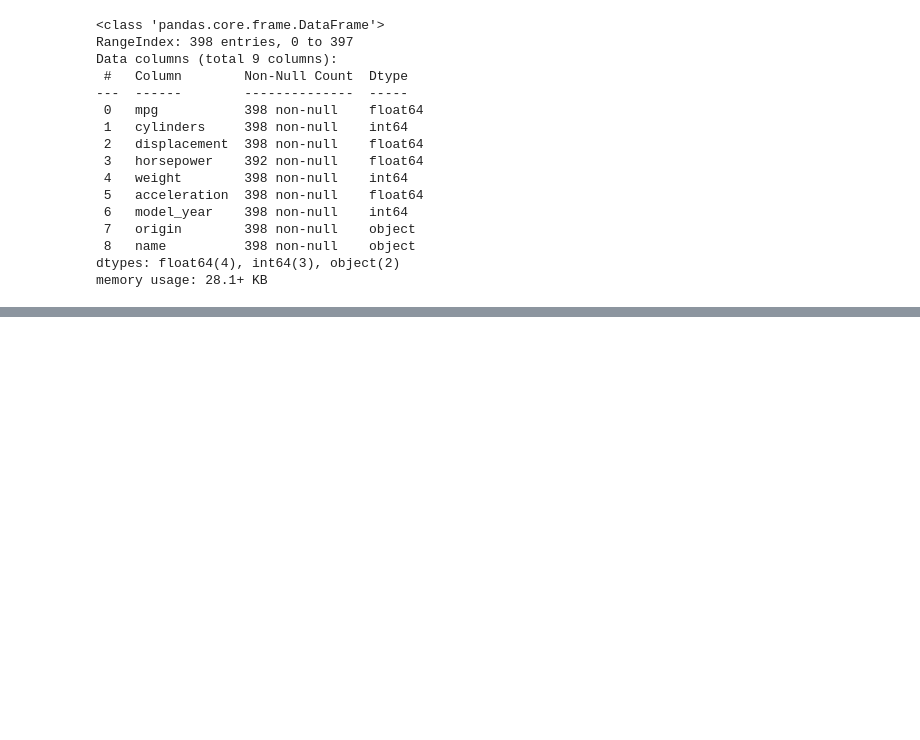
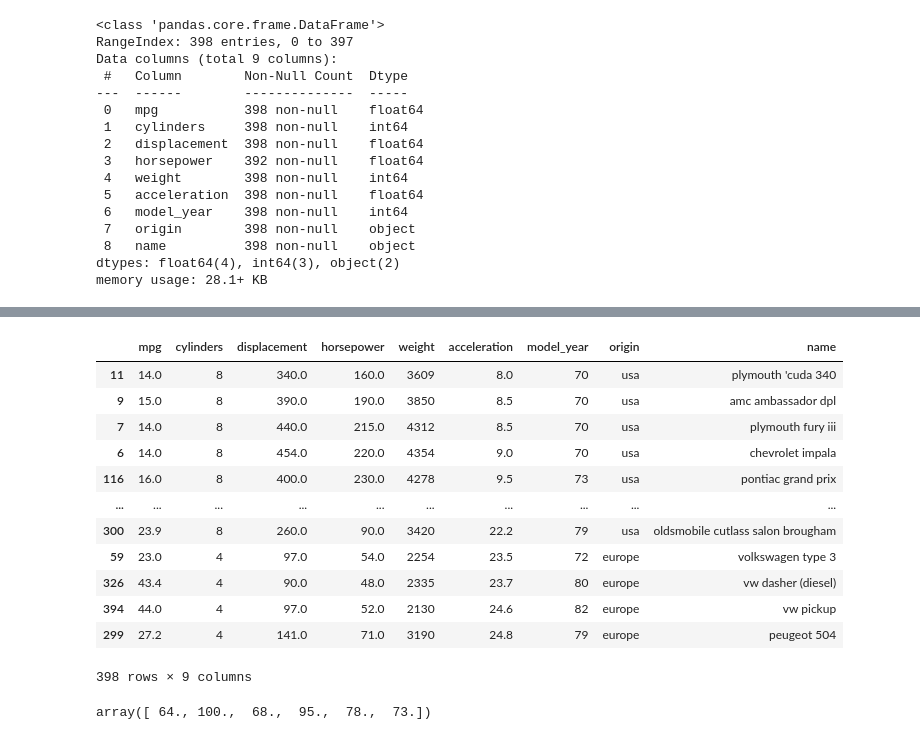
Before and after one commit to DanielPeterssonAI/Deep-learning-Daniel-Petersson, a Jupyter notebook: Exercises/E0.ipynb, the cells around one changed output, grey strips where cells are left out. Drawn from its saved outputs; the diff is of its cells as text; code cells hidden in the pictures; blank space fills up the shorter version.

```diff
--- a/Exercises/E0.ipynb
+++ b/Exercises/E0.ipynb
@@ -35,0 +46,16 @@ memory usage: 28.1+ KB
+# %%
+df.sort_values(by = "acceleration")
+# %% [output]
+|  | mpg | cylinders | displacement | horsepower | weight | acceleration | model_year | origin | name |
+| 11 | 14.0 | 8 | 340.0 | 160.0 | 3609 | 8.0 | 70 | usa | plymouth 'cuda 340 |
+| 9 | 15.0 | 8 | 390.0 | 190.0 | 3850 | 8.5 | 70 | usa | amc ambassador dpl |
+| 7 | 14.0 | 8 | 440.0 | 215.0 | 4312 | 8.5 | 70 | usa | plymouth fury iii |
+| 6 | 14.0 | 8 | 454.0 | 220.0 | 4354 | 9.0 | 70 | usa | chevrolet impala |
+| 116 | 16.0 | 8 | 400.0 | 230.0 | 4278 | 9.5 | 73 | usa | pontiac grand prix |
+| ... | ... | ... | ... | ... | ... | ... | ... | ... | ... |
+| 300 | 23.9 | 8 | 260.0 | 90.0 | 3420 | 22.2 | 79 | usa | oldsmobile cutlass salon brougham |
+| 59 | 23.0 | 4 | 97.0 | 54.0 | 2254 | 23.5 | 72 | europe | volkswagen type 3 |
+| 326 | 43.4 | 4 | 90.0 | 48.0 | 2335 | 23.7 | 80 | europe | vw dasher (diesel) |
+| 394 | 44.0 | 4 | 97.0 | 52.0 | 2130 | 24.6 | 82 | europe | vw pickup |
+| 299 | 27.2 | 4 | 141.0 | 71.0 | 3190 | 24.8 | 79 | europe | peugeot 504 |
+398 rows × 9 columns
@@ -35,0 +67,12 @@ memory usage: 28.1+ KB
+# %%
+linreg = LinearRegression()
+
+linreg.fit(X_train, y_train)
+
+y_pred = linreg.predict(X_pred)
+
+y_pred = np.round(y_pred)
+
+y_pred
+# %% [output]
+array([ 64., 100.,  68.,  95.,  78.,  73.])
```
Also changed, not shown: parts of 10 cells of this notebook.
